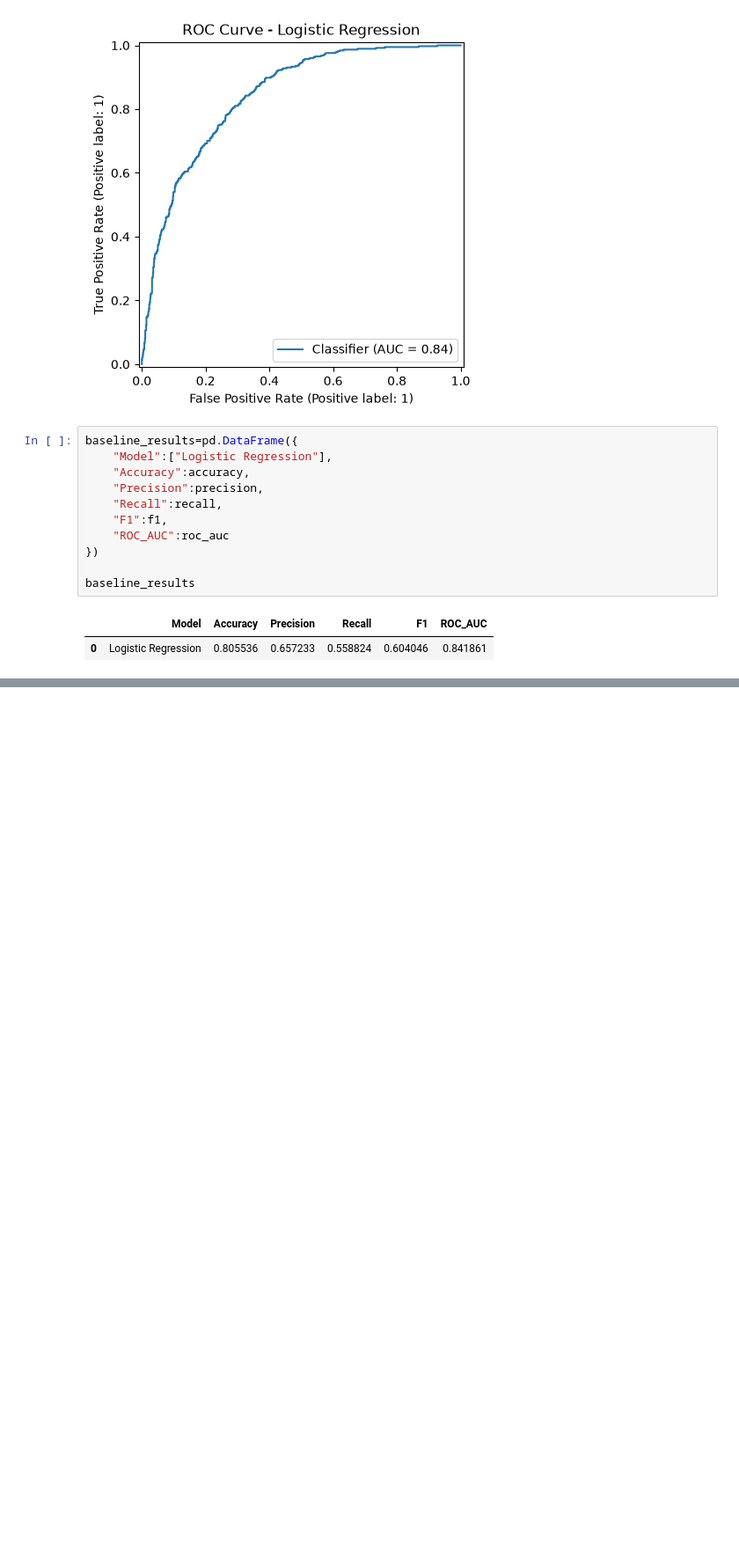
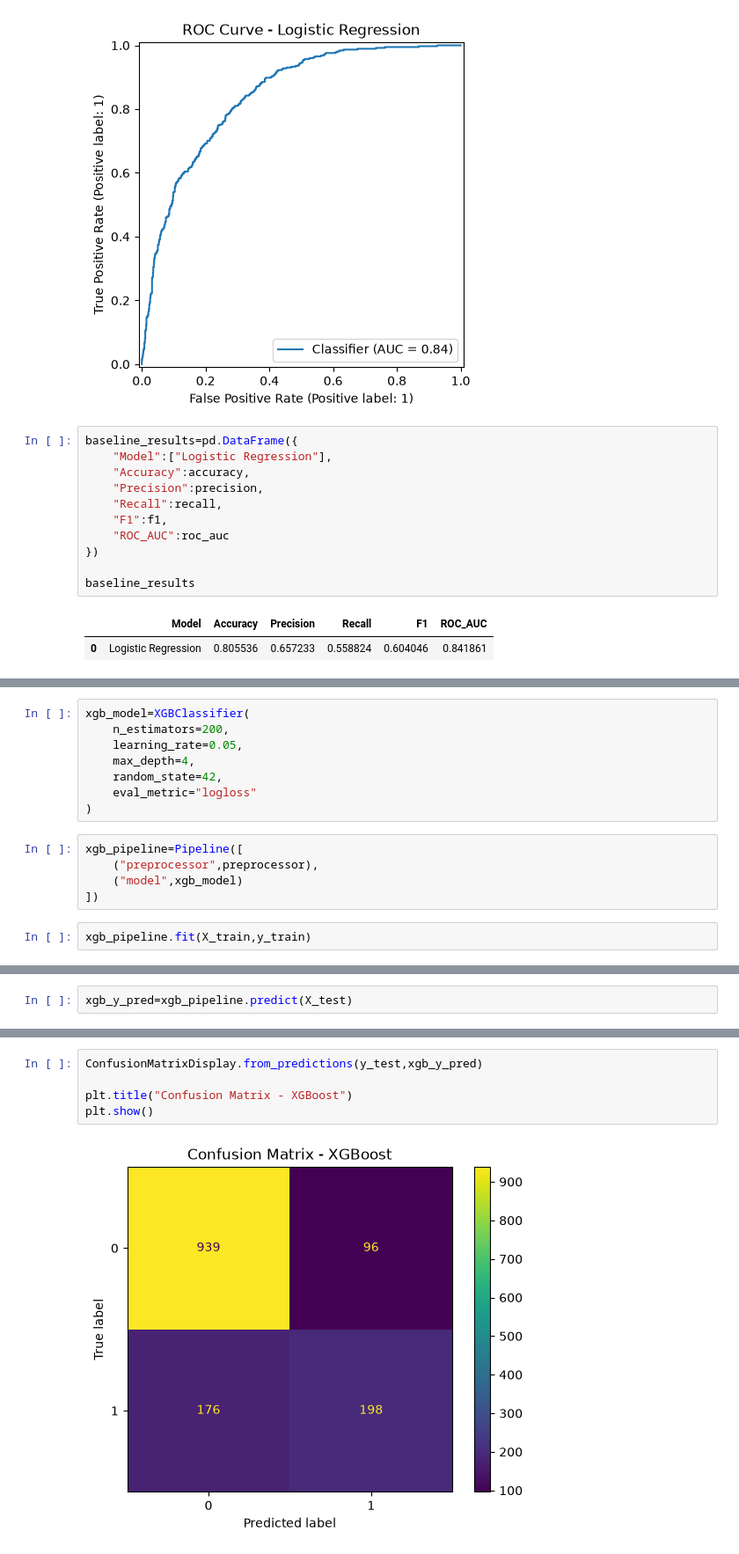
Before and after one commit to okox01/Machine_Learning_Projects, a Jupyter notebook: Customer-Churn-MLOps/notebooks/03_model_experiments.ipynb, the cells around one changed output, grey strips where cells are left out. Shown at 88% size. Drawn from its saved outputs; the diff is of its cells as text; blank space fills up the shorter version.

```diff
--- a/Customer-Churn-MLOps/notebooks/03_model_experiments.ipynb
+++ b/Customer-Churn-MLOps/notebooks/03_model_experiments.ipynb
@@ -249,0 +395,15 @@ baseline_results
+# %%
+xgb_model=XGBClassifier(
+    n_estimators=200,
+    learning_rate=0.05,
+    max_depth=4,
+    random_state=42,
+    eval_metric="logloss"
+)
+# %%
+xgb_pipeline=Pipeline([
+    ("preprocessor",preprocessor),
+    ("model",xgb_model)
+])
+# %%
+xgb_pipeline.fit(X_train,y_train)
@@ -249,0 +428,2 @@ baseline_results
+# %%
+xgb_y_pred=xgb_pipeline.predict(X_test)
@@ -249,0 +469,7 @@ baseline_results
+# %%
+ConfusionMatrixDisplay.from_predictions(y_test,xgb_y_pred)
+
+plt.title("Confusion Matrix - XGBoost")
+plt.show()
+# %% [output]
+[figure, added]
```
Also changed, not shown: parts of 31 cells of this notebook.
